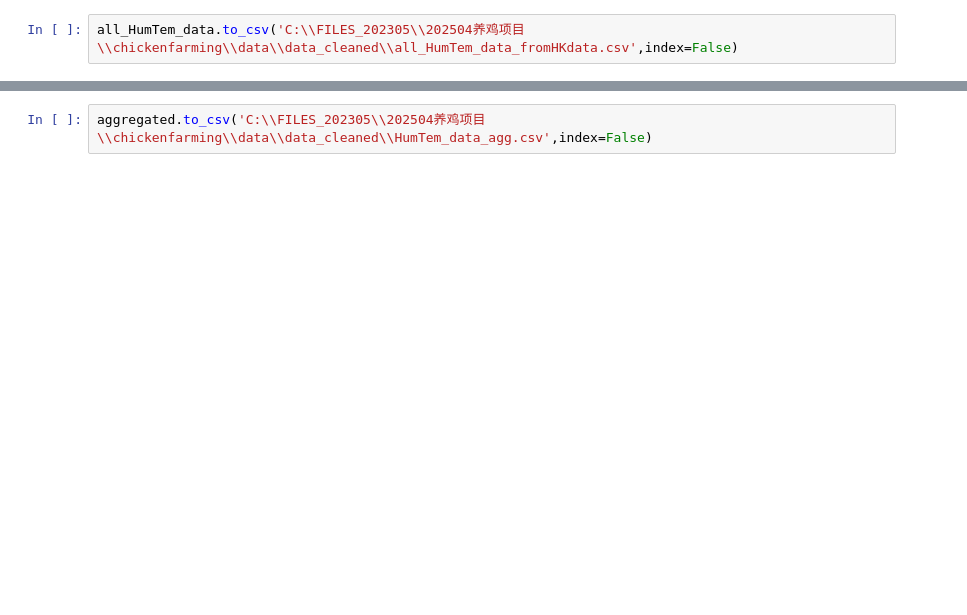
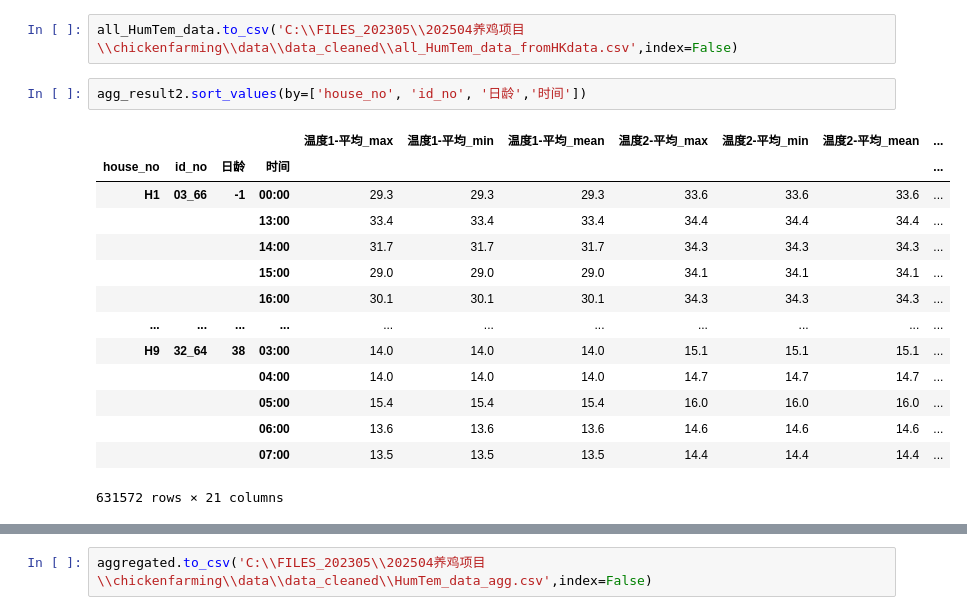
Before and after one commit to xiaoyanyan0/chickenfarming, a Jupyter notebook: TQL/read_data_HT from hkdata.ipynb, the cells around one changed output, grey strips where cells are left out. Saved outputs shown, nothing was run; the diff lists cells and outputs as text; blank space fills up the shorter version.

```diff
--- a/TQL/read_data_HT from hkdata.ipynb
+++ b/TQL/read_data_HT from hkdata.ipynb
@@ -182,2 +199,19 @@ all_HumTem_data['id_no']=all_HumTem_data['id_no'].str[1:]
 # %%
 all_HumTem_data.to_csv('C:\\FILES_202305\\202504养鸡项目\\chickenfarming\\data\\data_cleaned\\all_HumTem_data_fromHKdata.csv',index=False)
+# %%
+agg_result2.sort_values(by=['house_no', 'id_no', '日龄','时间'])
+# %% [output]
+|  |  |  |  | 温度1-平均_max | 温度1-平均_min | 温度1-平均_mean | 温度2-平均_max | 温度2-平均_min | 温度2-平均_mean | ... |
+| house_no | id_no | 日龄 | 时间 |  |  |  |  |  |  | ... |
+| H1 | 03_66 | -1 | 00:00 | 29.3 | 29.3 | 29.3 | 33.6 | 33.6 | 33.6 | ... |
+|  |  |  | 13:00 | 33.4 | 33.4 | 33.4 | 34.4 | 34.4 | 34.4 | ... |
+|  |  |  | 14:00 | 31.7 | 31.7 | 31.7 | 34.3 | 34.3 | 34.3 | ... |
+|  |  |  | 15:00 | 29.0 | 29.0 | 29.0 | 34.1 | 34.1 | 34.1 | ... |
+|  |  |  | 16:00 | 30.1 | 30.1 | 30.1 | 34.3 | 34.3 | 34.3 | ... |
+| ... | ... | ... | ... | ... | ... | ... | ... | ... | ... | ... |
+| H9 | 32_64 | 38 | 03:00 | 14.0 | 14.0 | 14.0 | 15.1 | 15.1 | 15.1 | ... |
+|  |  |  | 04:00 | 14.0 | 14.0 | 14.0 | 14.7 | 14.7 | 14.7 | ... |
+|  |  |  | 05:00 | 15.4 | 15.4 | 15.4 | 16.0 | 16.0 | 16.0 | ... |
+|  |  |  | 06:00 | 13.6 | 13.6 | 13.6 | 14.6 | 14.6 | 14.6 | ... |
+|  |  |  | 07:00 | 13.5 | 13.5 | 13.5 | 14.4 | 14.4 | 14.4 | ... |
+631572 rows × 21 columns
```
Also changed, not shown: parts of 13 cells of this notebook, 1 other file.
